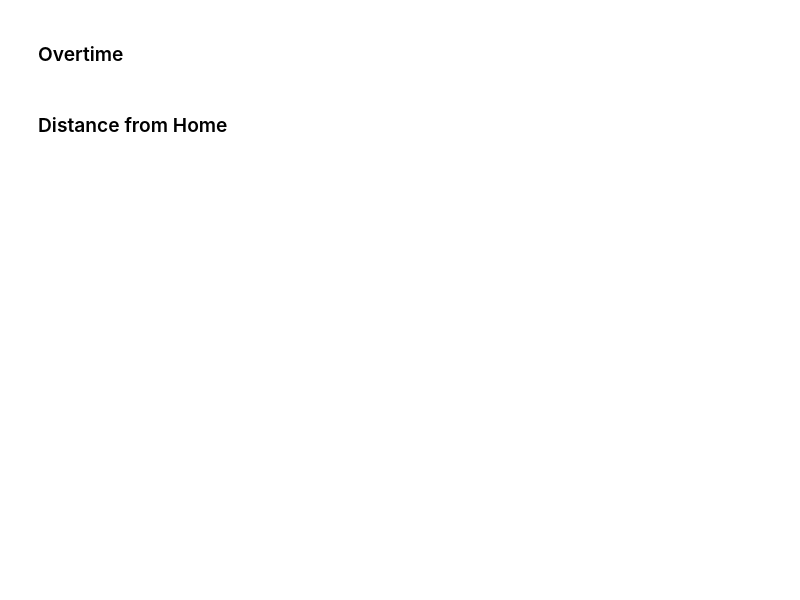
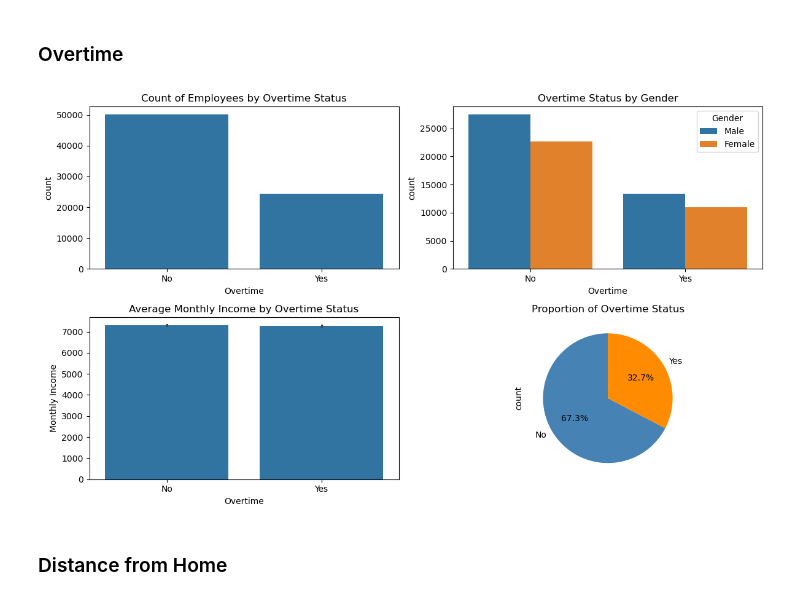
Before and after one commit to buddhathapa12/employment_attrition_analysis, a Jupyter notebook: employment_attrition.ipynb, the cells around one changed output. Saved outputs shown, nothing was run; the diff lists cells and outputs as text; code cells hidden in the pictures; blank space fills up the shorter version.

```diff
--- a/employment_attrition.ipynb
+++ b/employment_attrition.ipynb
@@ -209,4 +234,22 @@ plt.show()
 # %% [markdown]
 ### Overtime
+# %%
+fig, axs= plt.subplots(2, 2, figsize= (12, 7))
+sns.countplot(data=employee_df, x="Overtime", ax=axs[0,0])
+axs[0, 0].set_title("Count of Employees by Overtime Status")
+
+sns.countplot(data=employee_df, x="Overtime", hue="Gender", ax=axs[0, 1])
+axs[0, 1].set_title("Overtime Status by Gender")
+
+sns.barplot(data=employee_df, x="Overtime", y="Monthly Income", estimator=np.mean, ax=axs[1,0])
+axs[1, 0].set_title("Average Monthly Income by Overtime Status")
+
+employee_df['Overtime'].value_counts().plot(kind='pie', autopct='%1.1f%%', startangle=90, colors=['steelblue', 'darkorange'], ax=axs[1,1])
+axs[1,1].set_title("Proportion of Overtime Status")
+
+plt.tight_layout()
+plt.show()
+# %% [output]
+[figure, added]
 # %% [markdown]
 ### Distance from Home
```
Also changed, not shown: parts of 18 cells of this notebook.
